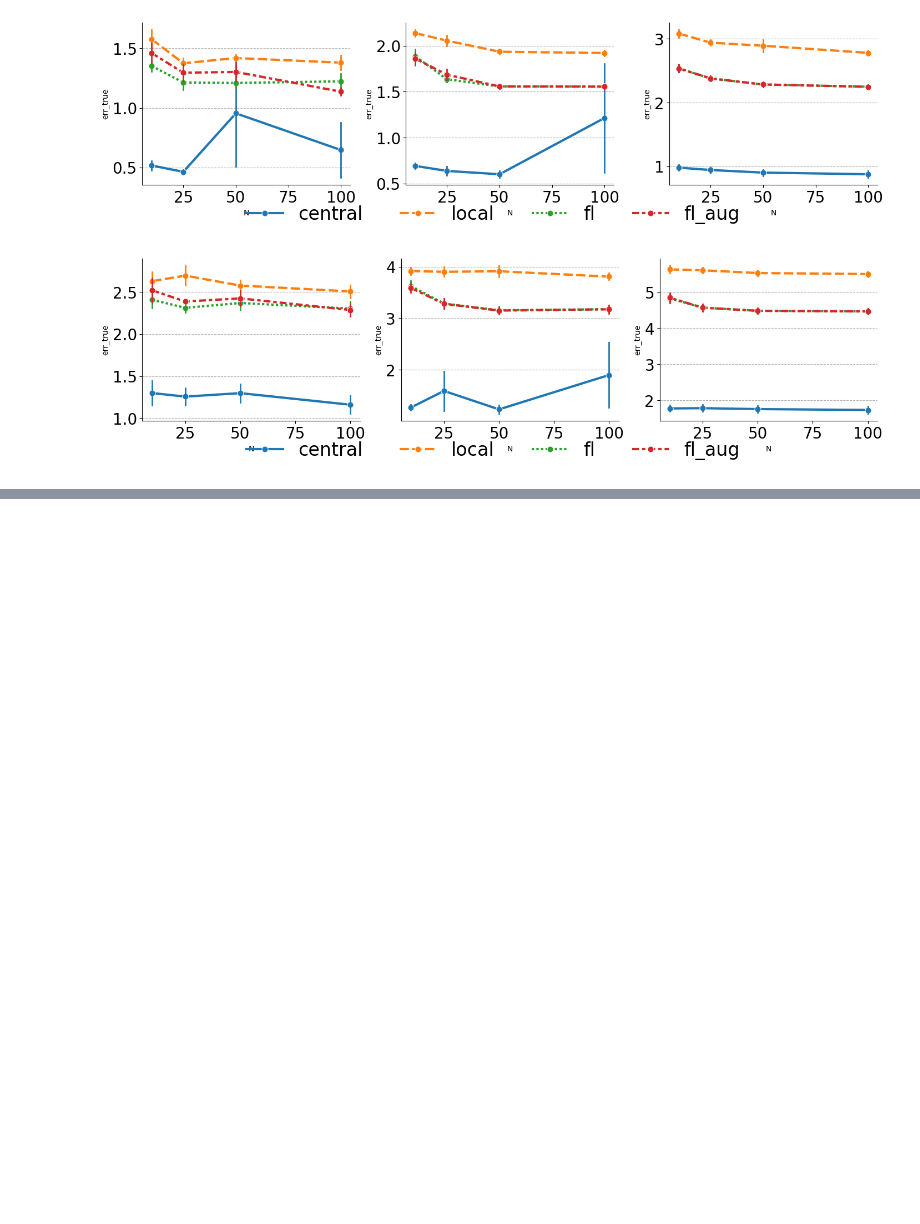
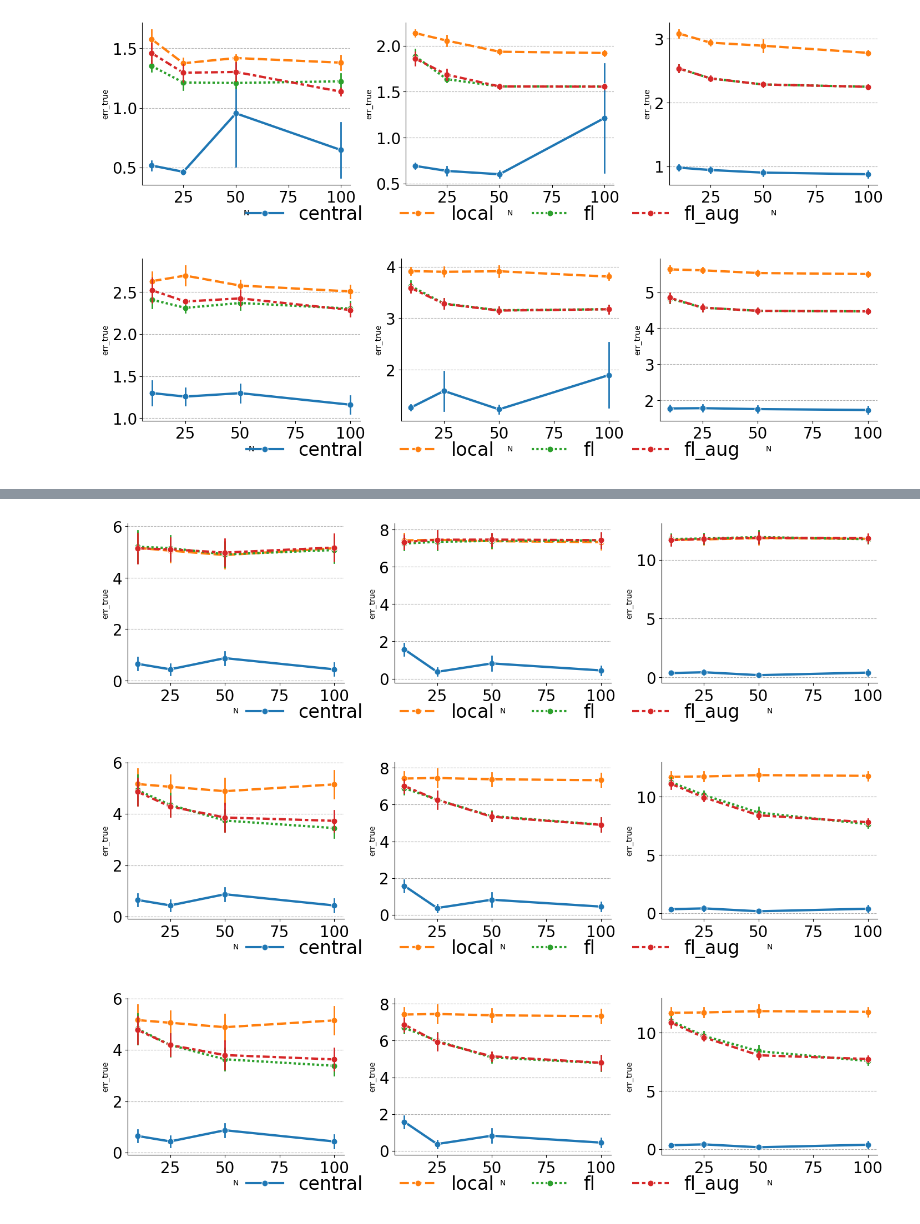
Before and after one commit to shamPJ/KL-GTVmin-GMM, a Jupyter notebook: Untitled.ipynb, the cells around one changed output, grey strips where cells are left out. Drawn from its saved outputs; the diff is of its cells as text; code cells hidden in the pictures; blank space fills up the shorter version.

```diff
--- a/Untitled.ipynb
+++ b/Untitled.ipynb
@@ -183,0 +225,8 @@ plot_metrics(df_shift2, "N", "err_true", "D")
+# %%
+plot_metrics(df_lambda_0, "N", "err_true", "D")
+plot_metrics(df_lambda_05, "N", "err_true", "D")
+plot_metrics(df_lambda_1, "N", "err_true", "D")
+# %% [output]
+[figure, added]
+[figure, added]
+[figure, added]
```
Also changed, not shown: parts of 8 cells of this notebook, 4 other files.
